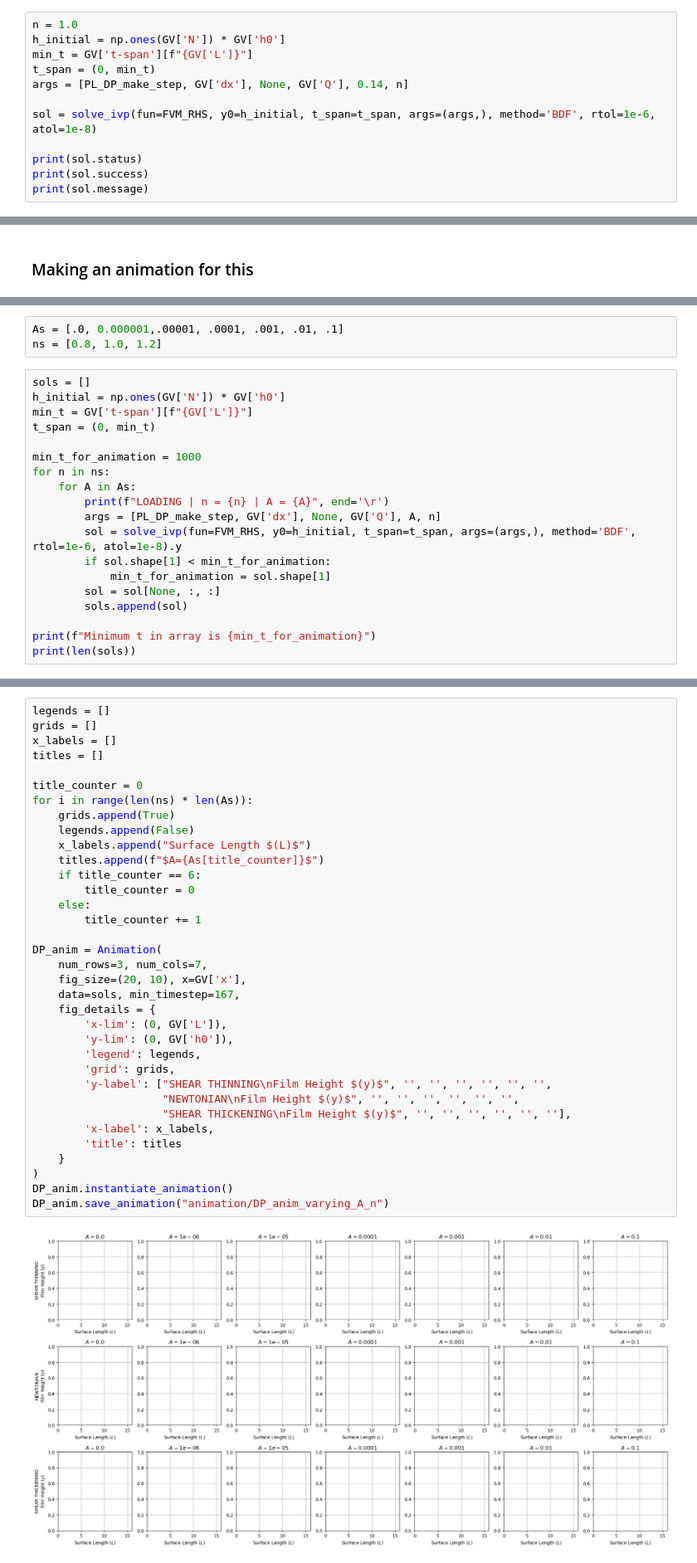
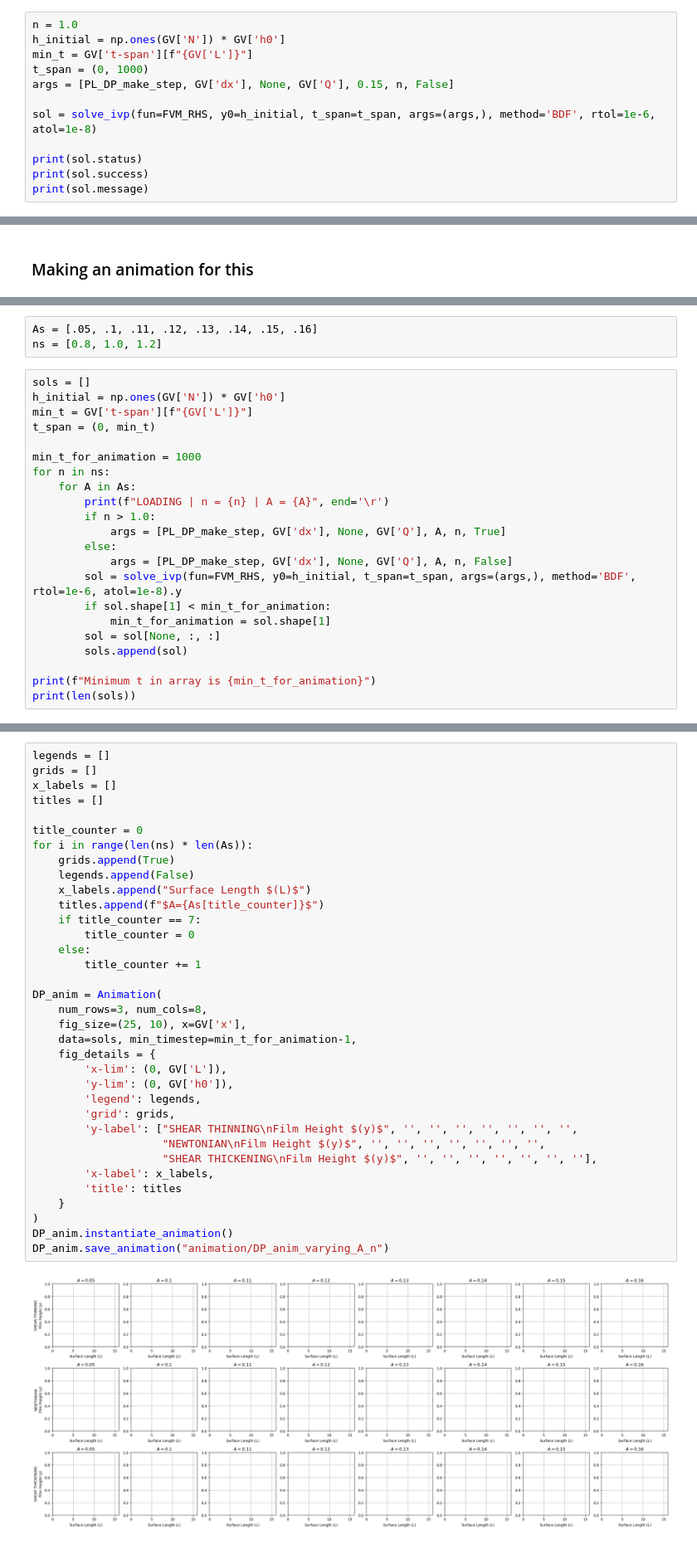
Before and after one commit to jrobo-gith/Independent-project-code, a Jupyter notebook: collection.ipynb, the cells around one changed output, grey strips where cells are left out. Shown at 83% size. Cells and saved outputs as stored; diff of their text form.

```diff
--- a/collection.ipynb
+++ b/collection.ipynb
@@ -341,8 +335,8 @@ from non_newtonian_thin_film_solve.individual_files.power_law_dp import make_ste
 n = 1.0
 h_initial = np.ones(GV['N']) * GV['h0']
 min_t = GV['t-span'][f"{GV['L']}"]
-t_span = (0, min_t)
-args = [PL_DP_make_step, GV['dx'], None, GV['Q'], 0.14, n]
+t_span = (0, 1000)
+args = [PL_DP_make_step, GV['dx'], None, GV['Q'], 0.15, n, False]
 
 sol = solve_ivp(fun=FVM_RHS, y0=h_initial, t_span=t_span, args=(args,), method='BDF', rtol=1e-6, atol=1e-8)
 
@@ -386,5 +380,5 @@ DP_anim.save_animation("animation/non_newtonian_DP_q_075_A_001_n_04")
 # %%
-As = [.0, 0.000001,.00001, .0001, .001, .01, .1]
+As = [.05, .1, .11, .12, .13, .14, .15, .16]
 ns = [0.8, 1.0, 1.2]
 # %%
 sols = []
@@ -396,7 +390,10 @@ min_t_for_animation = 1000
 for n in ns:
     for A in As:
         print(f"LOADING | n = {n} | A = {A}", end='\r')
-        args = [PL_DP_make_step, GV['dx'], None, GV['Q'], A, n]
+        if n > 1.0:
+            args = [PL_DP_make_step, GV['dx'], None, GV['Q'], A, n, True]
+        else:
+            args = [PL_DP_make_step, GV['dx'], None, GV['Q'], A, n, False]
         sol = solve_ivp(fun=FVM_RHS, y0=h_initial, t_span=t_span, args=(args,), method='BDF', rtol=1e-6, atol=1e-8).y
         if sol.shape[1] < min_t_for_animation:
             min_t_for_animation = sol.shape[1]
@@ -411,37 +408,37 @@ Minimum t in array is 167.1
 # %%
 legends = []
 grids = []
 x_labels = []
 titles = []
 
 title_counter = 0
 for i in range(len(ns) * len(As)):
     grids.append(True)
     legends.append(False)
     x_labels.append("Surface Length $(L)$")
     titles.append(f"$A={As[title_counter]}$")
-    if title_counter == 6:
+    if title_counter == 7:
         title_counter = 0
     else:
         title_counter += 1
 
 DP_anim = Animation(
-    num_rows=3, num_cols=7,
-    fig_size=(20, 10), x=GV['x'],
-    data=sols, min_timestep=167,
+    num_rows=3, num_cols=8,
+    fig_size=(25, 10), x=GV['x'],
+    data=sols, min_timestep=min_t_for_animation-1,
     fig_details = {
         'x-lim': (0, GV['L']),
         'y-lim': (0, GV['h0']),
         'legend': legends,
         'grid': grids,
-        'y-label': ["SHEAR THINNING\nFilm Height $(y)$", '', '', '', '', '', '',
-                    "NEWTONIAN\nFilm Height $(y)$", '', '', '', '', '', '',
-                    "SHEAR THICKENING\nFilm Height $(y)$", '', '', '', '', '', ''],
+        'y-label': ["SHEAR THINNING\nFilm Height $(y)$", '', '', '', '', '', '', '',
+                    "NEWTONIAN\nFilm Height $(y)$", '', '', '', '', '', '', '',
+                    "SHEAR THICKENING\nFilm Height $(y)$", '', '', '', '', '', '', ''],
         'x-label': x_labels,
         'title': titles
     }
 )
 DP_anim.instantiate_animation()
 DP_anim.save_animation("animation/DP_anim_varying_A_n")
 # %% [output]
-[figure, old version]
+[figure, new version]
```
Also changed, not shown: parts of 16 cells of this notebook, 13 other files.
